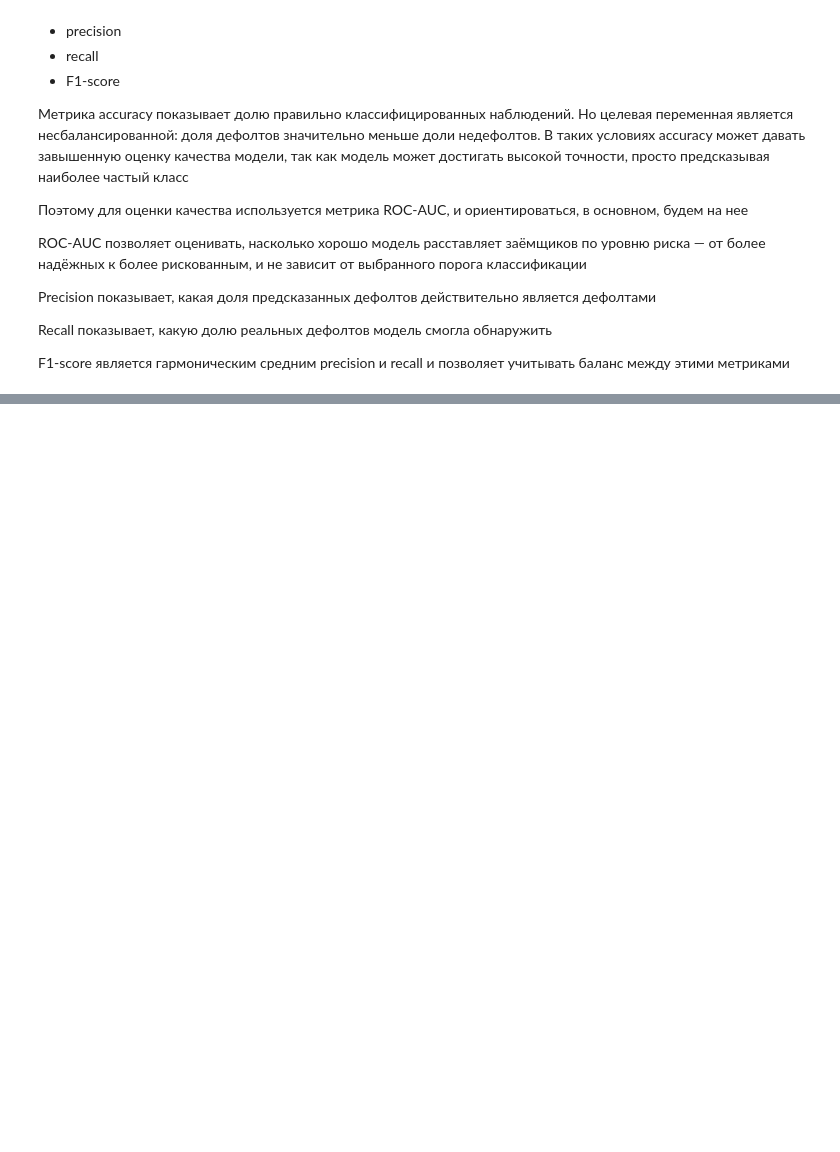
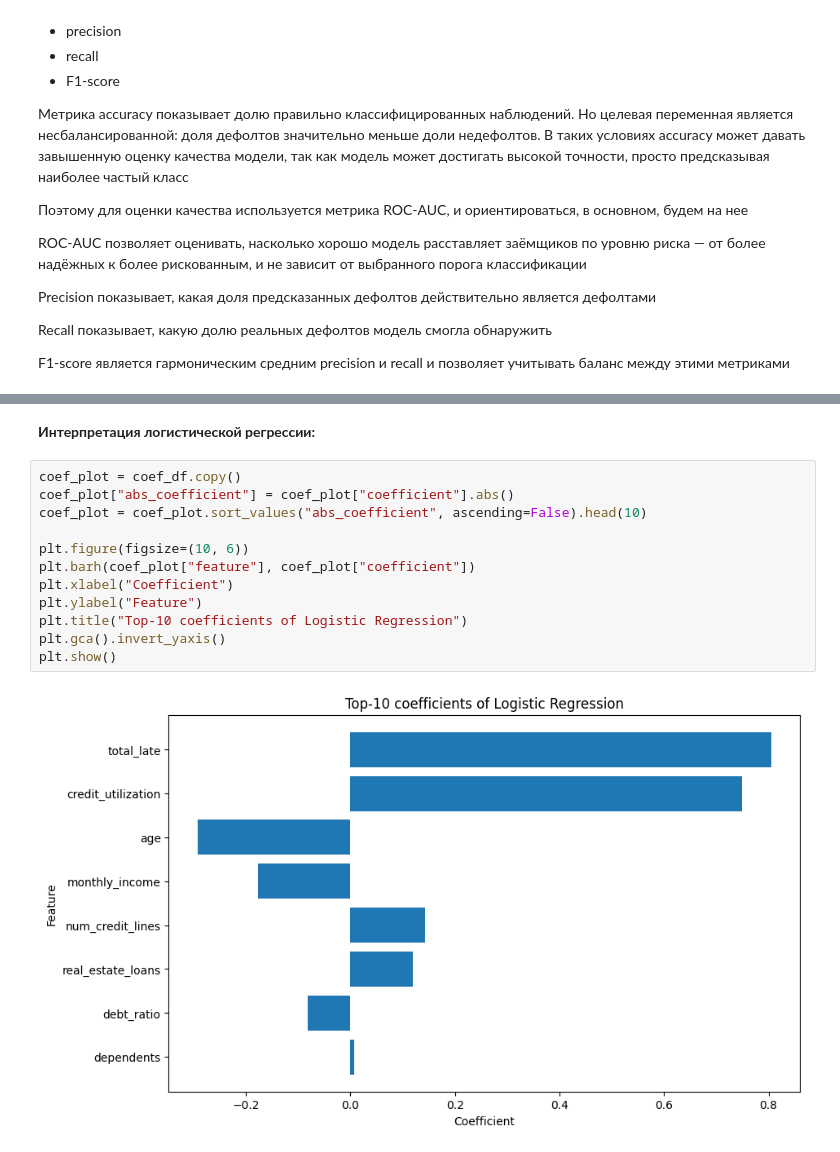
Before and after one commit to tayaland1514/statprak_hw, a Jupyter notebook: EDA.ipynb, the cells around one changed output, grey strips where cells are left out. Saved outputs shown, nothing was run; the diff lists cells and outputs as text; blank space fills up the shorter version.

```diff
--- a/EDA.ipynb
+++ b/EDA.ipynb
@@ -455,0 +814,16 @@ F1-score является гармоническим средним precision и
+# %% [markdown]
+**Интерпретация логистической регрессии:**
+# %%
+coef_plot = coef_df.copy()
+coef_plot["abs_coefficient"] = coef_plot["coefficient"].abs()
+coef_plot = coef_plot.sort_values("abs_coefficient", ascending=False).head(10)
+
+plt.figure(figsize=(10, 6))
+plt.barh(coef_plot["feature"], coef_plot["coefficient"])
+plt.xlabel("Coefficient")
+plt.ylabel("Feature")
+plt.title("Top-10 coefficients of Logistic Regression")
+plt.gca().invert_yaxis()
+plt.show()
+# %% [output]
+[figure, added]
```
Also changed, not shown: parts of 47 cells of this notebook.
